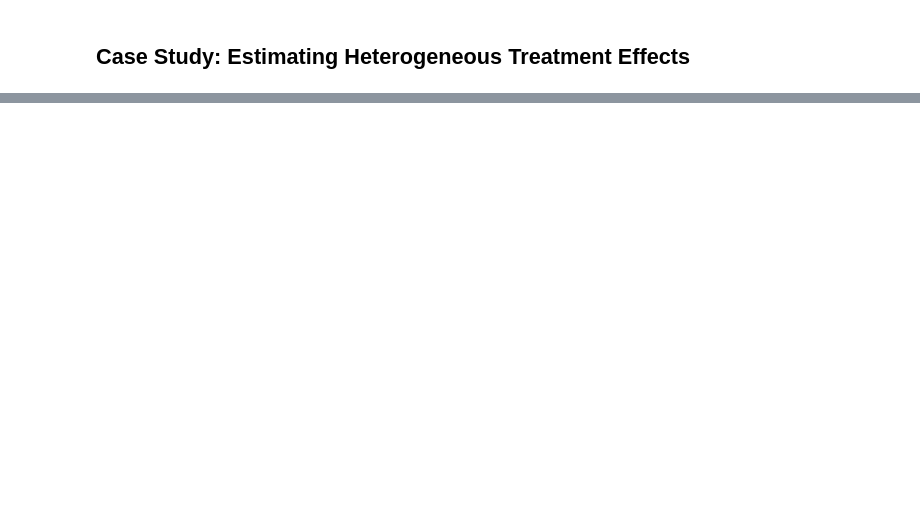
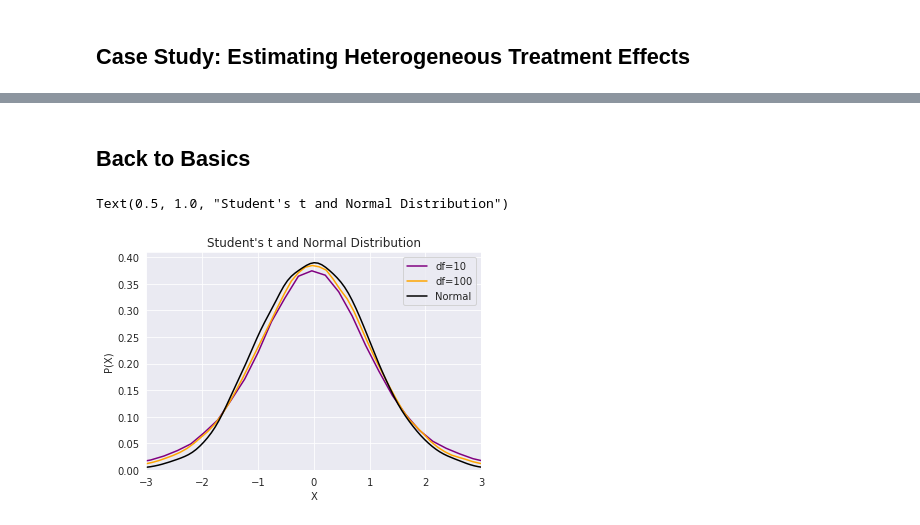
Before and after one commit to zduey/metrics, a Jupyter notebook: 00_background.ipynb, the cells around one changed output, grey strips where cells are left out. Saved outputs shown, nothing was run; the diff lists cells and outputs as text; code cells hidden in the pictures; blank space fills up the shorter version.

Commit message:
additional notes on the basics

```diff
--- a/00_background.ipynb
+++ b/00_background.ipynb
@@ -92,0 +125,29 @@ Existence of experimental flaws requires that additional methods be applied on t
+# %%
+import numpy as np
+import pandas as pd
+import matplotlib.pyplot as plt
+import statsmodels.api as sm
+import statsmodels.formula.api as smf
+import seaborn as sns
+
+from scipy.stats import ttest_1samp
+
+sns.set_style("darkgrid")
+# %% [markdown]
+## Back to Basics
+# %%
+t_dist_5 = np.random.standard_t(df=5, size=100000)
+t_dist_10 = np.random.standard_t(df=10, size=100000)
+normal = np.random.standard_normal(size=10000)
+
+fig, ax = plt.subplots()
+sns.distplot(t_dist_5, hist=False, rug=False, ax=ax, label="df=10", color="purple")
+sns.distplot(t_dist_10, hist=False, rug=False, ax=ax, label="df=100", color="orange")
+sns.distplot(normal, hist=False, rug=False, ax=ax, label="Normal", color="black")
+ax.set_xlim(-3, 3)
+ax.set_xlabel("X")
+ax.set_ylabel("P(X)")
+ax.set_title("Student's t and Normal Distribution")
+# %% [output]
+Text(0.5, 1.0, "Student's t and Normal Distribution")
+[figure, added]
```
Also changed, not shown: parts of 13 cells of this notebook, 1 other file.
